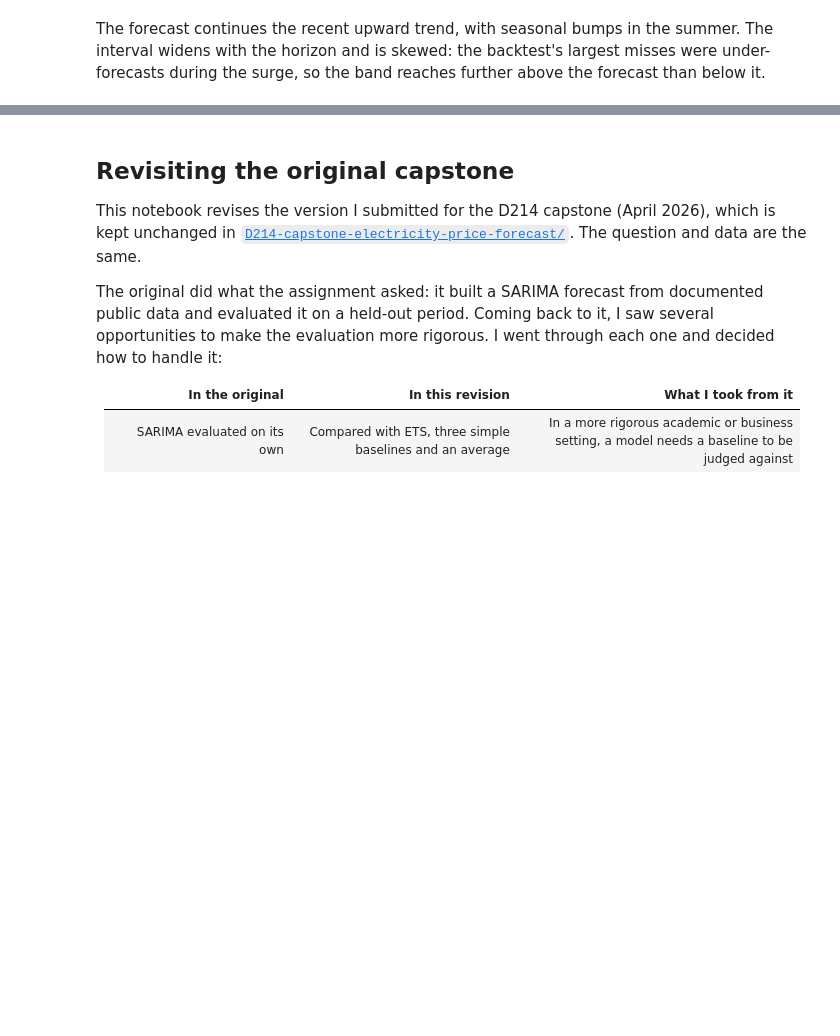
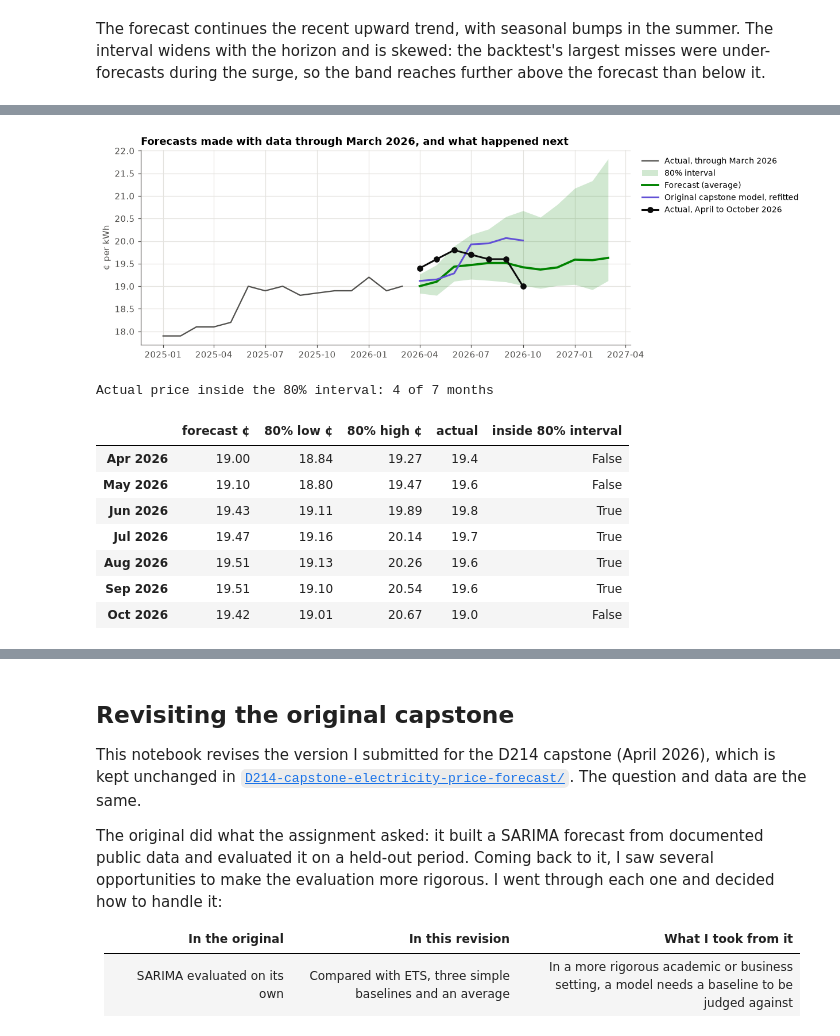
Before and after one commit to morinmro/msda-portfolio, a Jupyter notebook: ai-assisted/electricity-price-forecast/electricity_price_forecast.ipynb, the cells around one changed output, grey strips where cells are left out. Saved outputs shown, nothing was run; the diff lists cells and outputs as text; code cells hidden in the pictures; blank space fills up the shorter version.

```diff
--- a/ai-assisted/electricity-price-forecast/electricity_price_forecast.ipynb
+++ b/ai-assisted/electricity-price-forecast/electricity_price_forecast.ipynb
@@ -414,0 +422,22 @@ The forecast continues the recent upward trend, with seasonal bumps in the summe
+# %%
+new = pd.read_csv("data/APU000072610_bls_2025-01_to_2026-10.csv", parse_dates=["observation_date"],
+                  index_col="observation_date")["APU000072610"] * 100
+overlap = new[:price.index[-1]].dropna()
+revised = (overlap - raw["APU000072610"][overlap.index] * 100).abs().gt(1e-9).sum()
+actual_new = new[idx[0]:]
+n_new = len(actual_new)
+print(f"New months: {actual_new.index[0]:%b %Y} to {actual_new.index[-1]:%b %Y} ({n_new})")
+print(f"Months in both files with a different value: {revised} of {len(overlap)}")
+
+# The original capstone's model and setup, refitted on everything through March 2026
+original_fit = SARIMAX(dollars_dropped.values, order=(0, 1, 1), seasonal_order=(0, 1, 2, 12), trend="c").fit(disp=False)
+held_out = {name: fc[:n_new] for name, fc in final_all.items()}
+held_out["Original capstone model, refitted"] = original_fit.forecast(n_new) * 100
+
+scores = pd.DataFrame({
+    "MAPE %": {name: mape(actual_new, fc) for name, fc in held_out.items()},
+    "MAE ¢": {name: np.mean(np.abs(actual_new.values - fc)) for name, fc in held_out.items()},
+}).sort_values("MAPE %")
+backtest_same = bt[(bt["model"] == "Average (drift, ETS, SARIMA)") & (bt["h"] <= n_new)]["ape"].mean()
+print(f"Backtest MAPE of the average over months 1–{n_new}, for comparison: {backtest_same:.1f}%")
+scores
@@ -414,0 +456,30 @@ The forecast continues the recent upward trend, with seasonal bumps in the summe
+# %%
+check = outlook.iloc[:n_new].assign(actual=actual_new.values)
+check["inside 80% interval"] = check["actual"].between(check["80% low ¢"], check["80% high ¢"])
+VIOLET = "#6250d6"
+
+fig, ax = plt.subplots(figsize=(10, 4))
+ax.plot(price["2025-01":], color=INK_2, lw=1.5, label="Actual, through March 2026")
+ax.fill_between(idx, outlook["80% low ¢"], outlook["80% high ¢"], color=COLORS["Average (drift, ETS, SARIMA)"],
+                alpha=0.18, lw=0, label="80% interval")
+ax.plot(idx, outlook["forecast ¢"], color=COLORS["Average (drift, ETS, SARIMA)"], lw=2.5, label="Forecast (average)")
+ax.plot(actual_new.index, held_out["Original capstone model, refitted"], color=VIOLET, lw=2,
+        label="Original capstone model, refitted")
+ax.plot(actual_new, color=INK, lw=2, marker="o", ms=6, label="Actual, April to October 2026")
+ax.set(title="Forecasts made with data through March 2026, and what happened next", ylabel="¢ per kWh")
+ax.legend(loc="upper left", bbox_to_anchor=(1.01, 1), fontsize=9)
+plt.show()
+
+print(f"Actual price inside the 80% interval: {check['inside 80% interval'].sum()} of {n_new} months")
+check.set_axis(check.index.strftime("%b %Y"))
+# %% [output]
+[figure, added]
+Actual price inside the 80% interval: 4 of 7 months
+|  | forecast ¢ | 80% low ¢ | 80% high ¢ | actual | inside 80% interval |
+| Apr 2026 | 19.00 | 18.84 | 19.27 | 19.4 | False |
+| May 2026 | 19.10 | 18.80 | 19.47 | 19.6 | False |
+| Jun 2026 | 19.43 | 19.11 | 19.89 | 19.8 | True |
+| Jul 2026 | 19.47 | 19.16 | 20.14 | 19.7 | True |
+| Aug 2026 | 19.51 | 19.13 | 20.26 | 19.6 | True |
+| Sep 2026 | 19.51 | 19.10 | 20.54 | 19.6 | True |
+| Oct 2026 | 19.42 | 19.01 | 20.67 | 19.0 | False |
```
Also changed, not shown: parts of 8 cells of this notebook, 2 other files.
